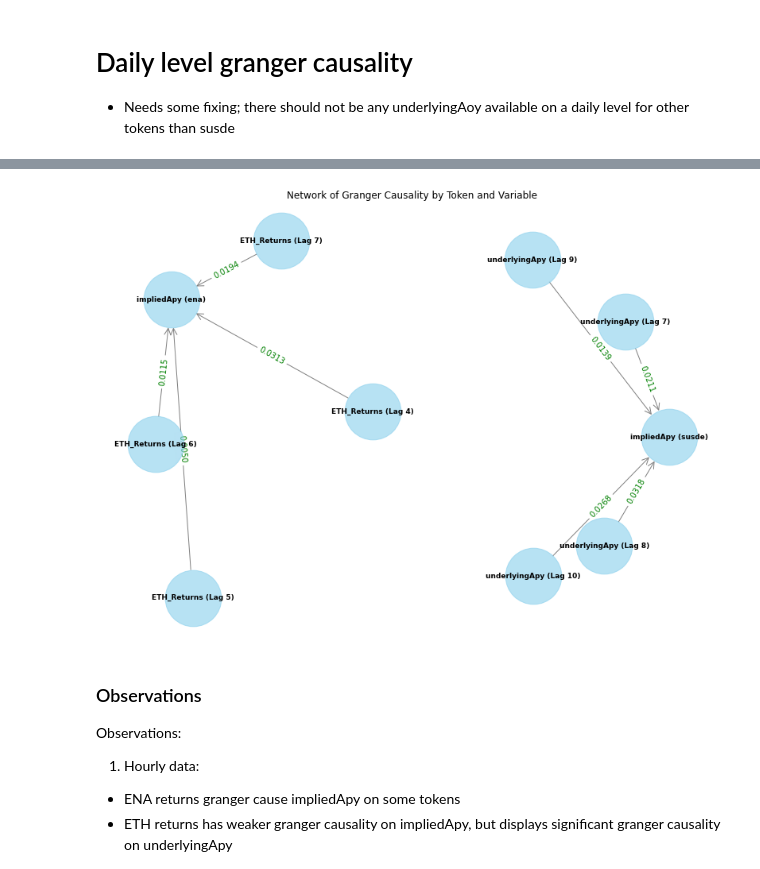
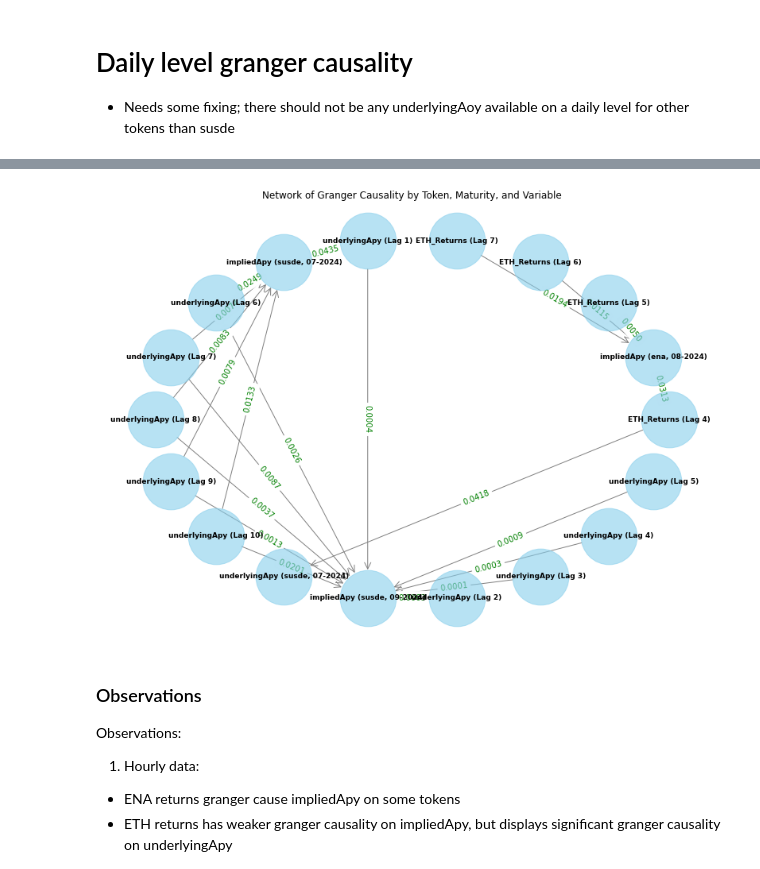
Before and after one commit to setamies/ena_analysis, a Jupyter notebook: pendle.ipynb, the cells around one changed output, grey strips where cells are left out. Cells and saved outputs as stored; diff of their text form; code cells hidden in the pictures.

Commit message:
added functionality for handling different maturities

```diff
--- a/pendle.ipynb
+++ b/pendle.ipynb
@@ -318,6 +228,7 @@ daily_combined_df['underlyingApy'] = daily_combined_df['underlyingApy'].diff()
 causality_hypothesis_variables = ['ETH_Returns', 'ENA_Returns', 'underlyingApy']
 y_values = ['impliedApy', 'underlyingApy']
 tokens = daily_combined_df['token'].unique()
+maturities = daily_combined_df['maturity'].unique()
 
-causality_results = run_granger_causality_tests(daily_combined_df, tokens, y_values, causality_hypothesis_variables)
+causality_results = run_granger_causality_tests(daily_combined_df, tokens, y_values, causality_hypothesis_variables, maturities)
 # %% [output]
@@ -329,7 +252,7 @@ Error in testing ENA_Returns -> underlyingApy for token rsena: Insufficient obse
 # %%
-plot_granger_causality_network(causality_results, 0.05, 'spring')
+plot_granger_causality_network(causality_results, 0.05, 'circular')
 # %% [output]
-[figure, old version]
+[figure, new version]
 # %% [markdown]
 ### Observations
 
```
Also changed, not shown: parts of 15 cells of this notebook, 1 other file.
